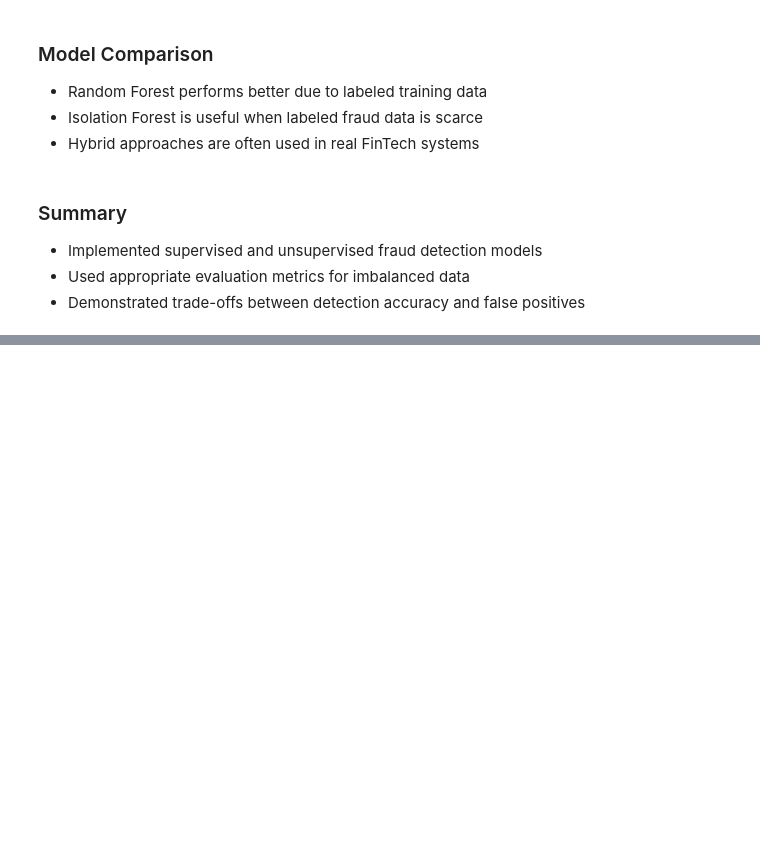
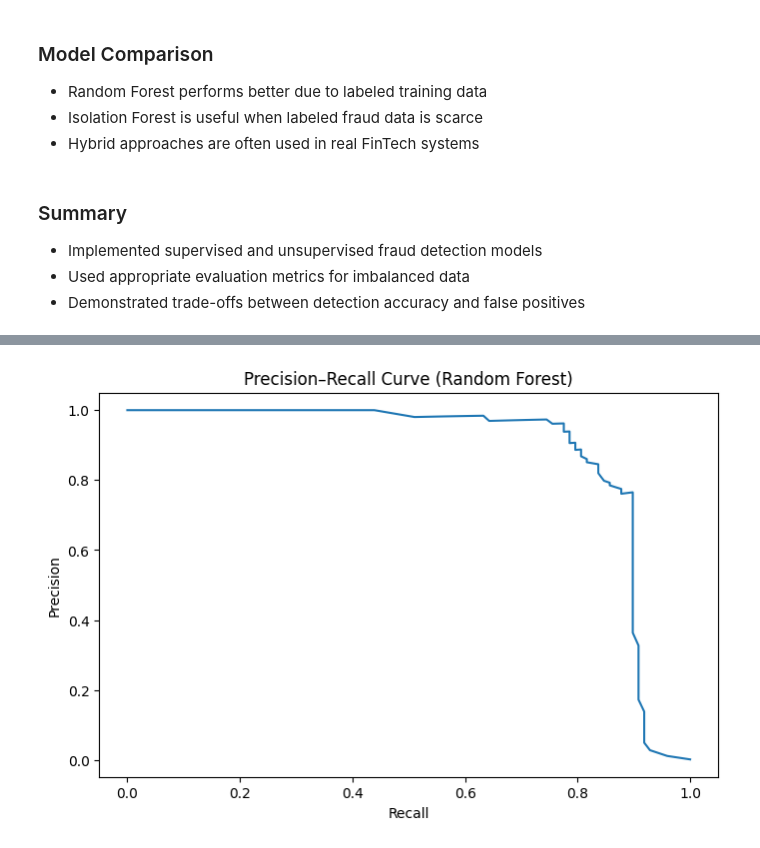
Before and after one commit to thepadmashali17/SentinelPay---Ai-Powered-fraud-detection, a Jupyter notebook: SentinelPay/ml/notebooks/03_fraud_detection_models.ipynb, the cells around one changed output, grey strips where cells are left out. Drawn from its saved outputs; the diff is of its cells as text; code cells hidden in the pictures; blank space fills up the shorter version.

Commit message:
threshold tuning

```diff
--- a/SentinelPay/ml/notebooks/03_fraud_detection_models.ipynb
+++ b/SentinelPay/ml/notebooks/03_fraud_detection_models.ipynb
@@ -131,0 +138,15 @@ weighted avg       1.00      1.00      1.00     56962
+# %%
+y_proba_rf = rf_model.predict_proba(X_test)[:, 1]
+# %%
+from sklearn.metrics import precision_recall_curve
+
+precision, recall, thresholds = precision_recall_curve(y_test, y_proba_rf)
+# %%
+plt.figure(figsize=(8, 5))
+plt.plot(recall, precision)
+plt.xlabel("Recall")
+plt.ylabel("Precision")
+plt.title("Precision–Recall Curve (Random Forest)")
+plt.show()
+# %% [output]
+[figure, added]
```
Also changed, not shown: parts of 5 cells of this notebook.
